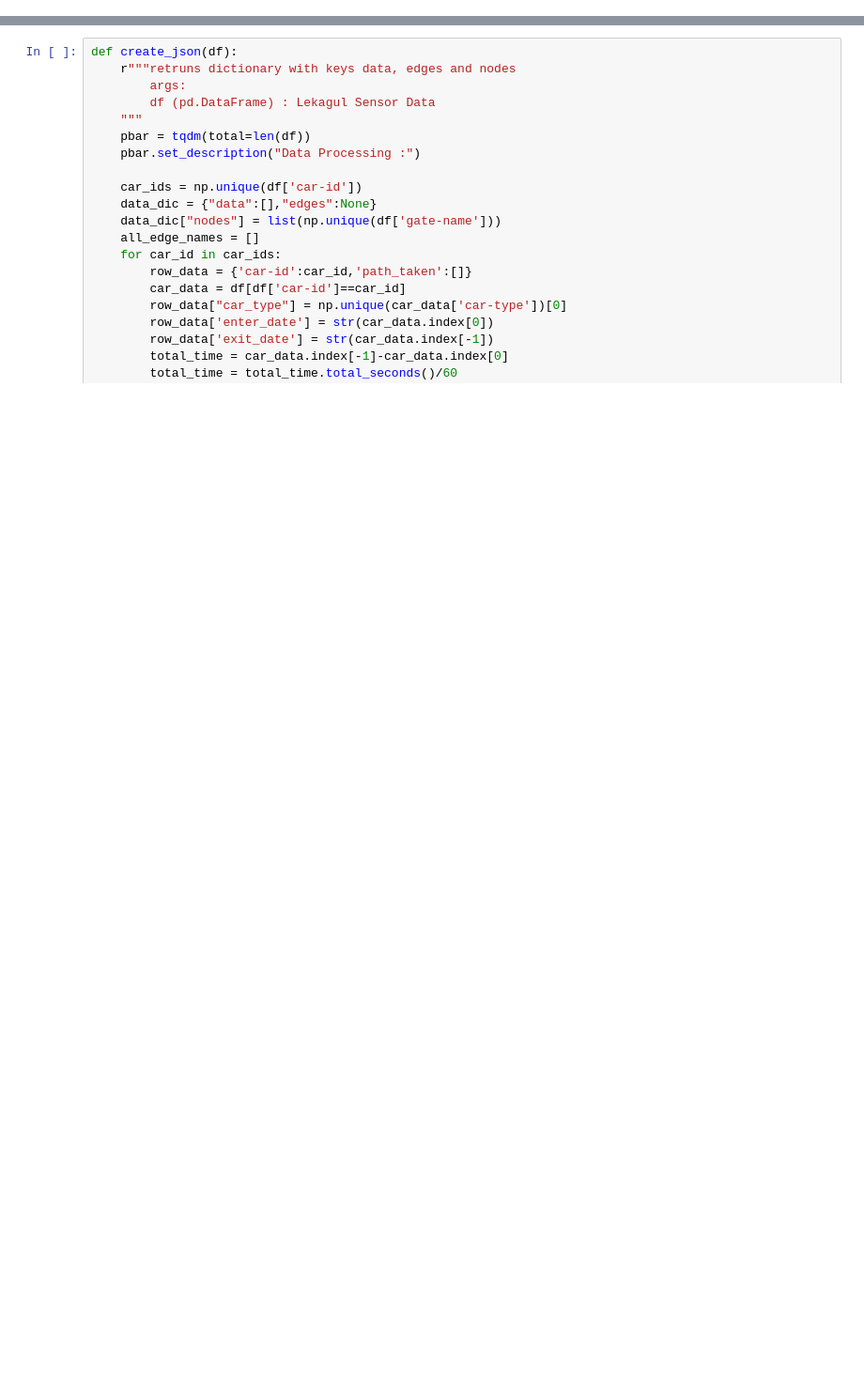
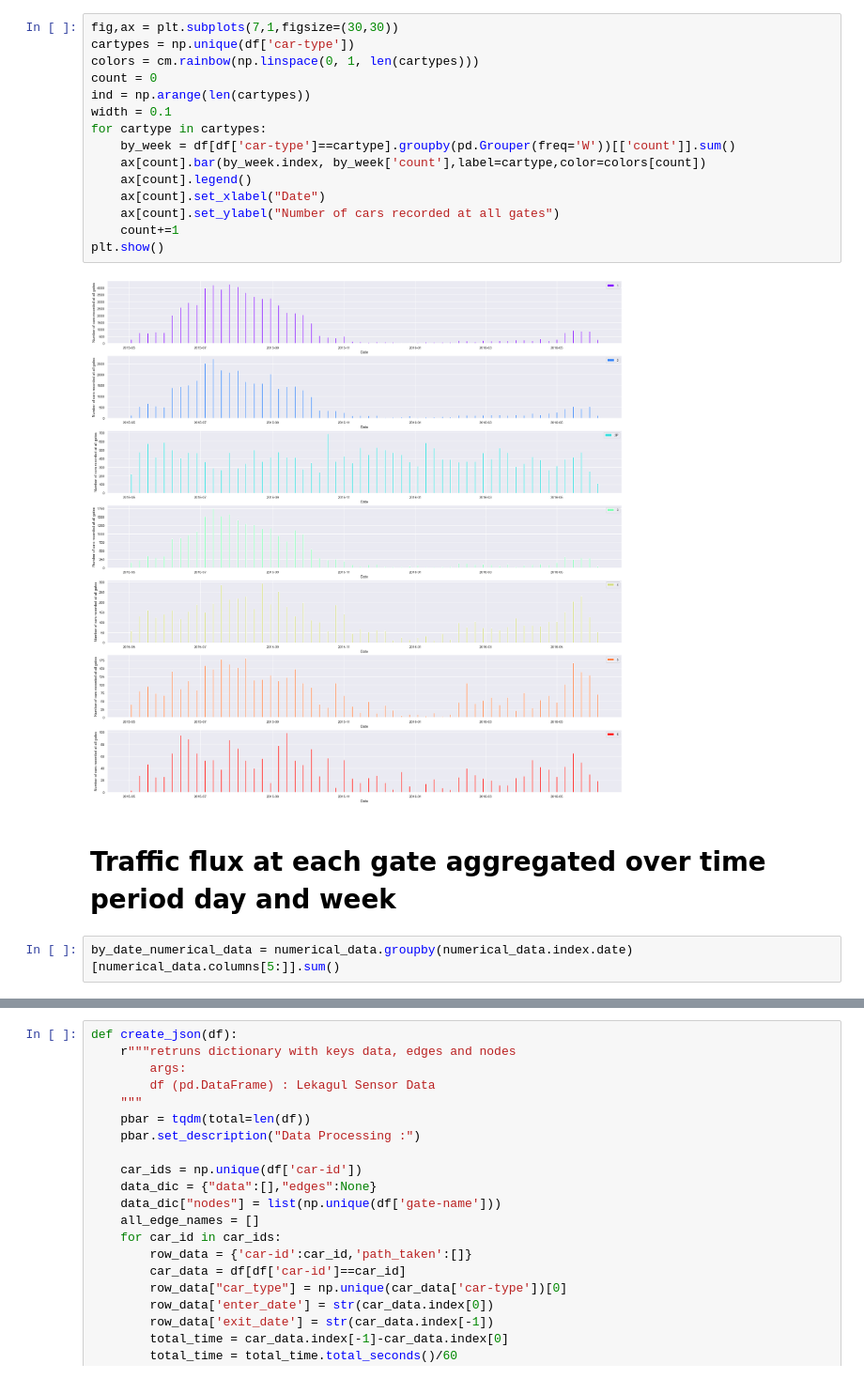
Before and after one commit to Visual-Analytics-2024/VA-Project, a Jupyter notebook: Python/Notebooks/basic data cleaning and visualizing.ipynb, the cells around one changed output, grey strips where cells are left out. Shown at 94% size. Saved outputs shown, nothing was run; the diff lists cells and outputs as text; blank space fills up the shorter version.

```diff
--- a/Python/Notebooks/basic data cleaning and visualizing.ipynb
+++ b/Python/Notebooks/basic data cleaning and visualizing.ipynb
@@ -11,0 +77,21 @@ import os
+# %%
+fig,ax = plt.subplots(7,1,figsize=(30,30))
+cartypes = np.unique(df['car-type'])
+colors = cm.rainbow(np.linspace(0, 1, len(cartypes)))
+count = 0
+ind = np.arange(len(cartypes))
+width = 0.1
+for cartype in cartypes:
+    by_week = df[df['car-type']==cartype].groupby(pd.Grouper(freq='W'))[['count']].sum()
+    ax[count].bar(by_week.index, by_week['count'],label=cartype,color=colors[count])
+    ax[count].legend()
+    ax[count].set_xlabel("Date")
+    ax[count].set_ylabel("Number of cars recorded at all gates")
+    count+=1
+plt.show()
+# %% [output]
+[figure, added]
+# %% [markdown]
+# Traffic flux at each gate aggregated over time period day and week
+# %%
+by_date_numerical_data = numerical_data.groupby(numerical_data.index.date)[numerical_data.columns[5:]].sum()
```
Also changed, not shown: parts of 48 cells of this notebook, 8 other files.
